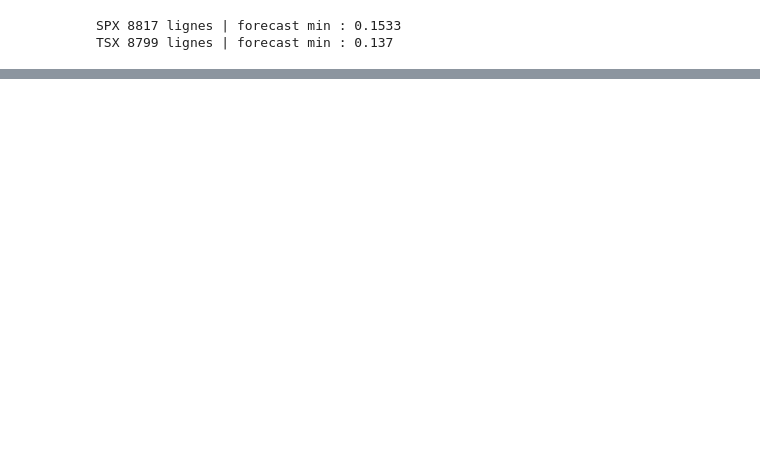
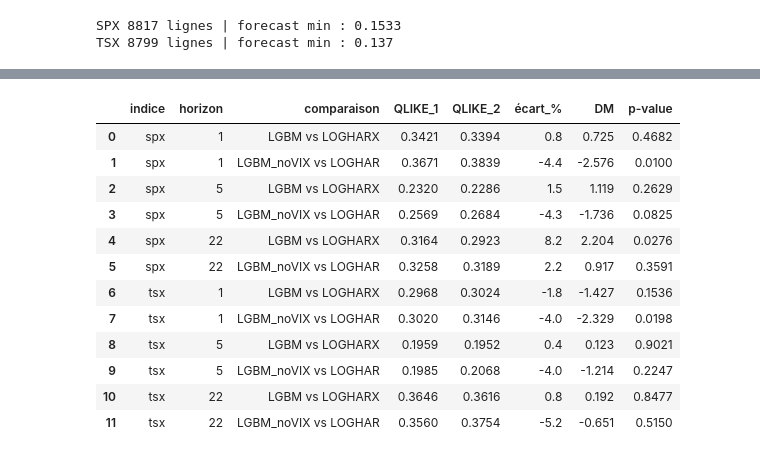
Before and after one commit to syrine1O/ml-finance-project, a Jupyter notebook: notebooks/06_resultats.ipynb, the cells around one changed output, grey strips where cells are left out. Cells and saved outputs as stored; diff of their text form; code cells hidden in the pictures; blank space fills up the shorter version.

```diff
--- a/notebooks/06_resultats.ipynb
+++ b/notebooks/06_resultats.ipynb
@@ -158,3 +162,35 @@ display(table_vix)
+# %%
+lignes = []
+for ix in ("spx", "tsx"):
+    fc = load_all_forecasts(ix)
+    for h in HORIZONS:
+        g = fc[fc["horizon"] == h]
+        w = g.pivot(index="date", columns="model", values="forecast").dropna()
+        y = g.drop_duplicates("date").set_index("date").loc[w.index, "actual"]
+        for m1, m2 in [("LGBM", "LOGHARX"), ("LGBM_noVIX", "LOGHAR")]:
+            t_dm, p = dm_test(y, w[m1], w[m2], h)
+            lignes.append({"indice": ix, "horizon": h, "comparaison": f"{m1} vs {m2}",
+                           "QLIKE_1": round(qlike(y, w[m1]), 4), "QLIKE_2": round(qlike(y, w[m2]), 4),
+                           "écart_%": round(100 * (qlike(y, w[m1]) / qlike(y, w[m2]) - 1), 1),
+                           "DM": round(t_dm, 3), "p-value": round(p, 4)})
+
+table_log = pd.DataFrame(lignes)
+table_log.to_csv(root/"results"/"table_dm_lgbm_loghar.csv", index=False)
+display(table_log)
+# %% [output]
+|  | indice | horizon | comparaison | QLIKE_1 | QLIKE_2 | écart_% | DM | p-value |
+| 0 | spx | 1 | LGBM vs LOGHARX | 0.3421 | 0.3394 | 0.8 | 0.725 | 0.4682 |
+| 1 | spx | 1 | LGBM_noVIX vs LOGHAR | 0.3671 | 0.3839 | -4.4 | -2.576 | 0.0100 |
+| 2 | spx | 5 | LGBM vs LOGHARX | 0.2320 | 0.2286 | 1.5 | 1.119 | 0.2629 |
+| 3 | spx | 5 | LGBM_noVIX vs LOGHAR | 0.2569 | 0.2684 | -4.3 | -1.736 | 0.0825 |
+| 4 | spx | 22 | LGBM vs LOGHARX | 0.3164 | 0.2923 | 8.2 | 2.204 | 0.0276 |
+| 5 | spx | 22 | LGBM_noVIX vs LOGHAR | 0.3258 | 0.3189 | 2.2 | 0.917 | 0.3591 |
+| 6 | tsx | 1 | LGBM vs LOGHARX | 0.2968 | 0.3024 | -1.8 | -1.427 | 0.1536 |
+| 7 | tsx | 1 | LGBM_noVIX vs LOGHAR | 0.3020 | 0.3146 | -4.0 | -2.329 | 0.0198 |
+| 8 | tsx | 5 | LGBM vs LOGHARX | 0.1959 | 0.1952 | 0.4 | 0.123 | 0.9021 |
+| 9 | tsx | 5 | LGBM_noVIX vs LOGHAR | 0.1985 | 0.2068 | -4.0 | -1.214 | 0.2247 |
+| 10 | tsx | 22 | LGBM vs LOGHARX | 0.3646 | 0.3616 | 0.8 | 0.192 | 0.8477 |
+| 11 | tsx | 22 | LGBM_noVIX vs LOGHAR | 0.3560 | 0.3754 | -5.2 | -0.651 | 0.5150 |
 # %%
 import statsmodels.api as sm
 
```
Also changed, not shown: parts of 8 cells of this notebook, 12 other files.
